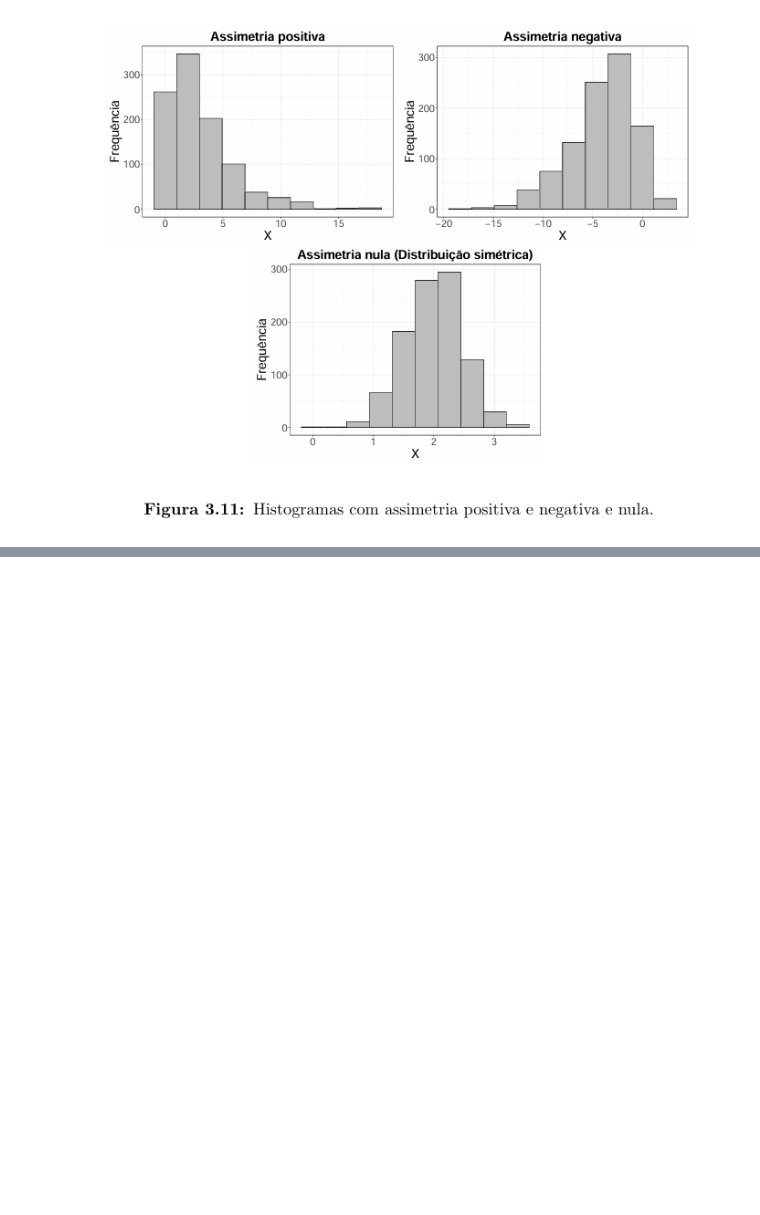
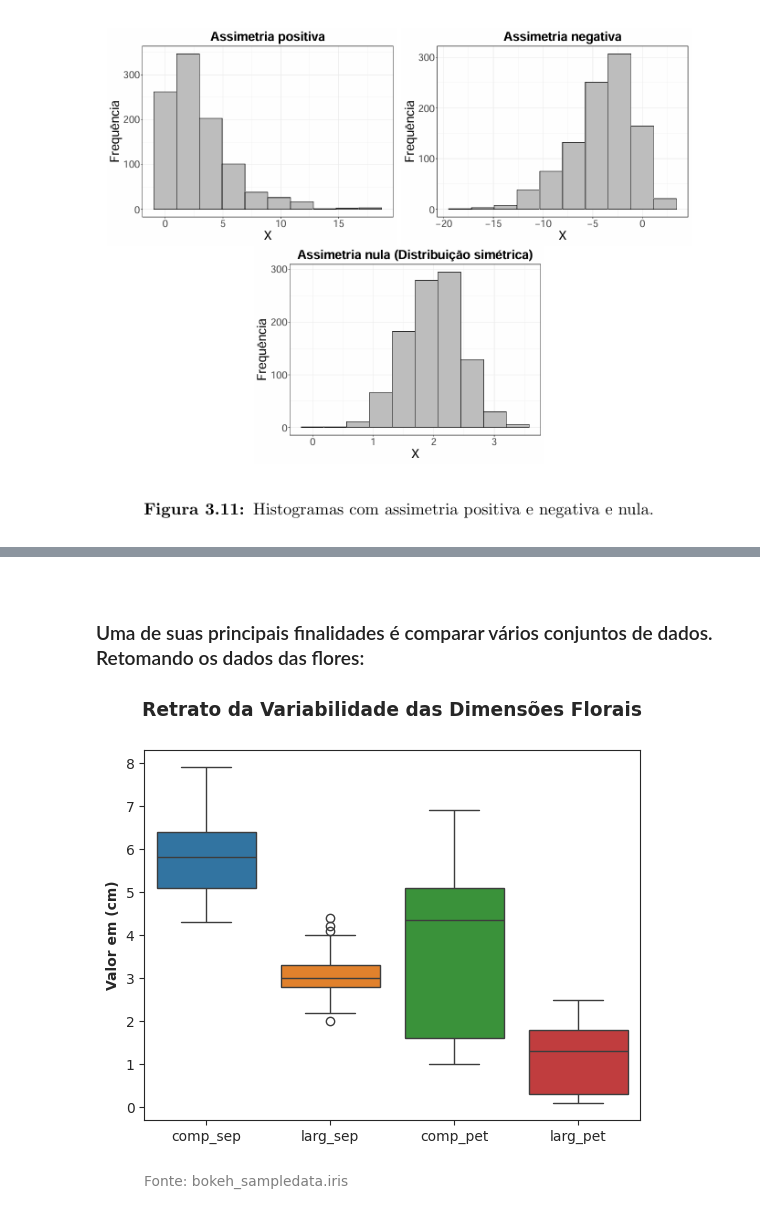
Before and after one commit to gcv-silva/Anotacoes-da-IC, a Jupyter notebook: análise_exploratoria_de_dados.ipynb, the cells around one changed output, grey strips where cells are left out. Cells and saved outputs as stored; diff of their text form; code cells hidden in the pictures; blank space fills up the shorter version.

```diff
--- a/análise_exploratoria_de_dados.ipynb
+++ b/análise_exploratoria_de_dados.ipynb
@@ -958,0 +980,25 @@ imagem('/content/figura3_11.png') # (MORETTIN; SINGER, p. 59)
+# %% [markdown]
+<br>
+
+### Uma de suas principais finalidades é comparar vários conjuntos de dados. Retomando os dados das flores:
+# %%
+# Exemplo de Boxplot
+
+sns.boxplot(data=df_flores)
+
+plt.title(
+    'Retrato da Variabilidade das Dimensões Florais',
+    size=13.4, weight='bold', pad=25
+    )
+plt.ylabel('Valor em (cm)', size=10, weight='bold')
+# Acredito que xlabel não seja necessário nesse caso
+
+plt.text(
+    x=-0.5, y=-1.8,
+    s='Fonte: bokeh_sampledata.iris',
+    fontsize=10, color='gray'
+    )
+
+plt.show()
+# %% [output]
+[figure, added]
```
Also changed, not shown: parts of 13 cells of this notebook.
